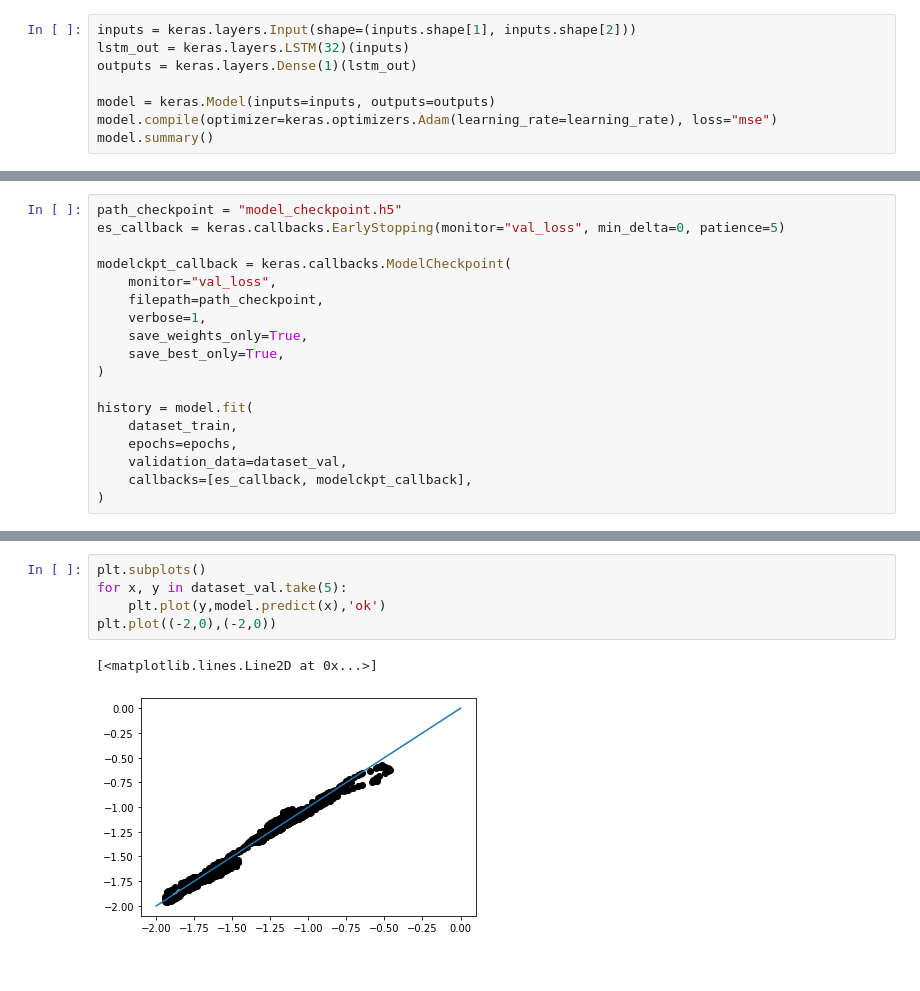
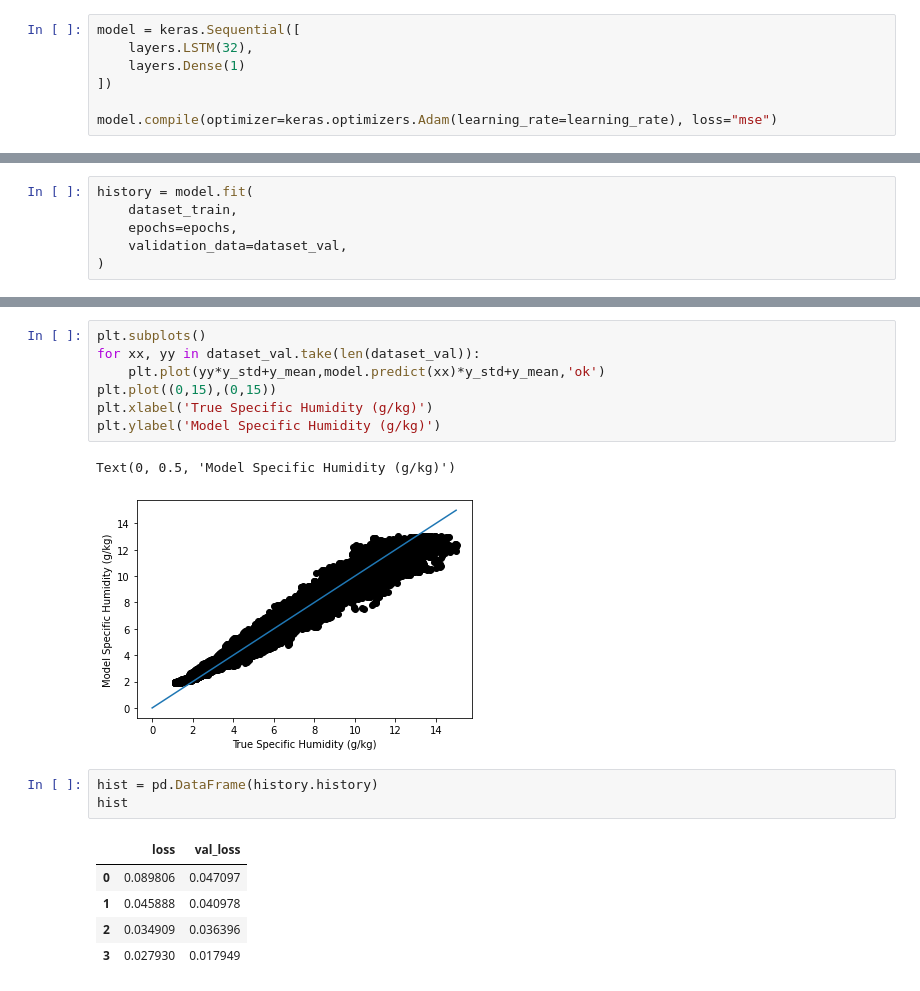
Before and after one commit to epic-research-group/das-to-discharge, a Jupyter notebook: keras-lstm-example.ipynb, the cells around one changed output, grey strips where cells are left out. Drawn from its saved outputs; the diff is of its cells as text.

Commit message:
LSTM example that works now

```diff
--- a/keras-lstm-example.ipynb
+++ b/keras-lstm-example.ipynb
@@ -170,8 +113,7 @@ Target shape: (256, 1)
 # %%
-inputs = keras.layers.Input(shape=(inputs.shape[1], inputs.shape[2]))
-lstm_out = keras.layers.LSTM(32)(inputs)
-outputs = keras.layers.Dense(1)(lstm_out)
+model = keras.Sequential([
+    layers.LSTM(32),
+    layers.Dense(1)
+])
 
-model = keras.Model(inputs=inputs, outputs=outputs)
 model.compile(optimizer=keras.optimizers.Adam(learning_rate=learning_rate), loss="mse")
-model.summary()
@@ -193,19 +120,7 @@ _________________________________________________________________
 # %%
-path_checkpoint = "model_checkpoint.h5"
-es_callback = keras.callbacks.EarlyStopping(monitor="val_loss", min_delta=0, patience=5)
-
-modelckpt_callback = keras.callbacks.ModelCheckpoint(
-    monitor="val_loss",
-    filepath=path_checkpoint,
-    verbose=1,
-    save_weights_only=True,
-    save_best_only=True,
-)
-
 history = model.fit(
     dataset_train,
     epochs=epochs,
     validation_data=dataset_val,
-    callbacks=[es_callback, modelckpt_callback],
 )
 # %% [output]
@@ -229,8 +135,19 @@ Epoch 00010: val_loss improved from 0.00619 to 0.00499, saving model to model_ch
 # %%
 plt.subplots()
-for x, y in dataset_val.take(5):
-    plt.plot(y,model.predict(x),'ok')
-plt.plot((-2,0),(-2,0))
+for xx, yy in dataset_val.take(len(dataset_val)):
+    plt.plot(yy*y_std+y_mean,model.predict(xx)*y_std+y_mean,'ok')
+plt.plot((0,15),(0,15))
+plt.xlabel('True Specific Humidity (g/kg)')
+plt.ylabel('Model Specific Humidity (g/kg)')
 # %% [output]
-[<matplotlib.lines.Line2D at 0x...>]
+Text(0, 0.5, 'Model Specific Humidity (g/kg)')
-[figure, old version]
+[figure, new version]
+# %%
+hist = pd.DataFrame(history.history)
+hist
+# %% [output]
+|  | loss | val_loss |
+| 0 | 0.089806 | 0.047097 |
+| 1 | 0.045888 | 0.040978 |
+| 2 | 0.034909 | 0.036396 |
+| 3 | 0.027930 | 0.017949 |
```
Also changed, not shown: parts of 12 cells of this notebook.
